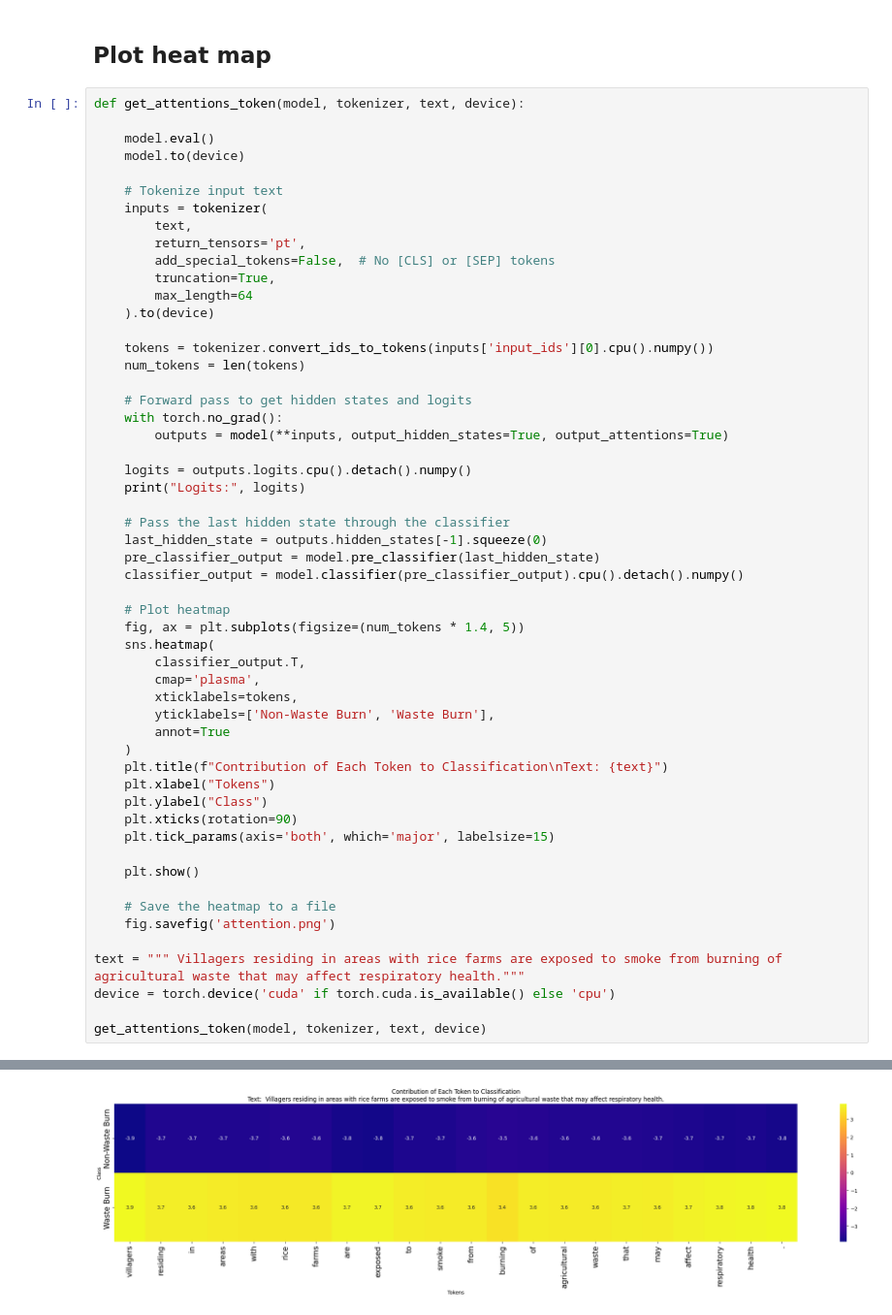
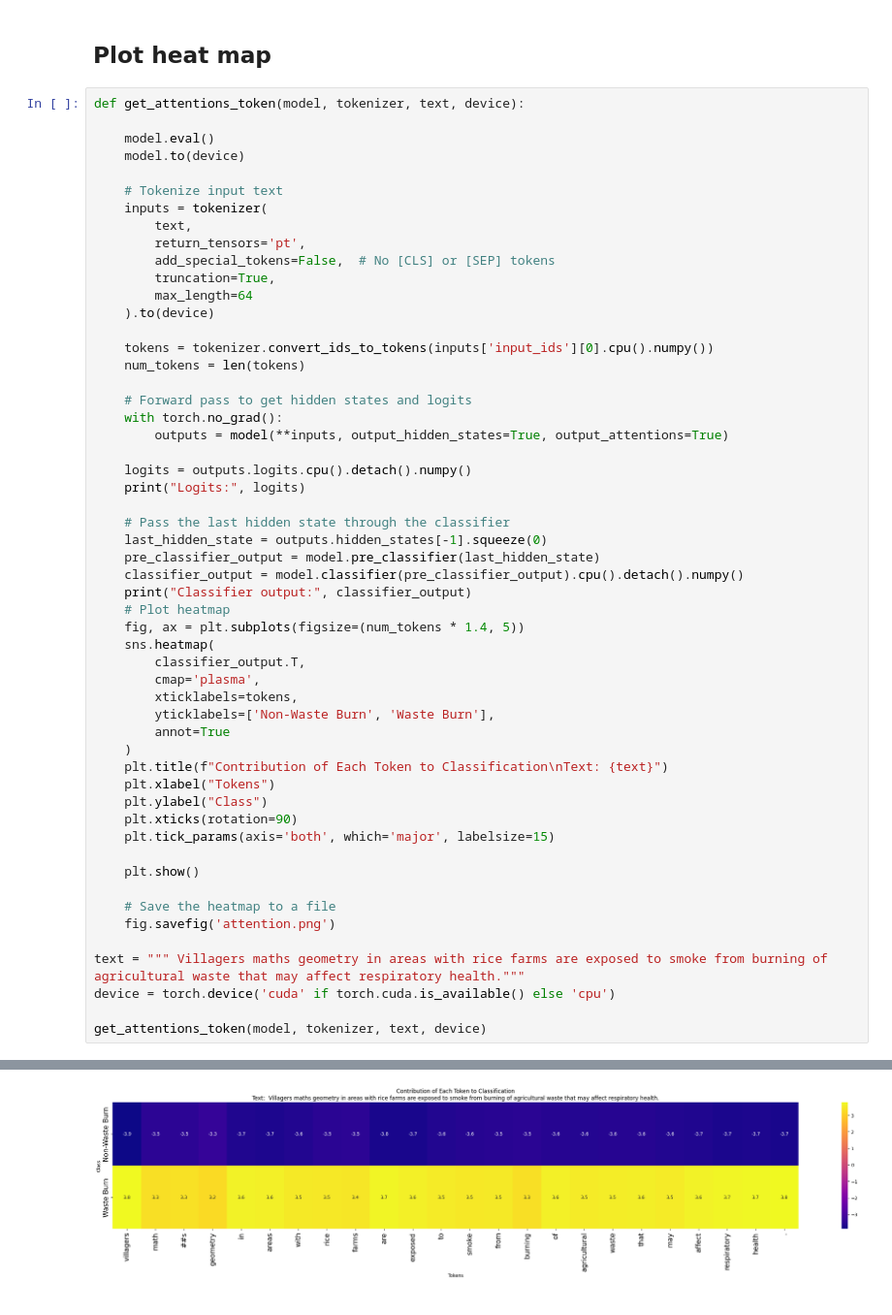
Before and after one commit to Gavin2417/NLP-project, a Jupyter notebook: NLP/plot_heat_map.ipynb, the cells around one changed output, grey strips where cells are left out. Shown at 97% size. Saved outputs shown, nothing was run; the diff lists cells and outputs as text.

Commit message:
update heatmap code

```diff
--- a/NLP/plot_heat_map.ipynb
+++ b/NLP/plot_heat_map.ipynb
@@ -292,7 +292,7 @@ def get_attentions_token(model, tokenizer, text, device):
     last_hidden_state = outputs.hidden_states[-1].squeeze(0)
     pre_classifier_output = model.pre_classifier(last_hidden_state)
     classifier_output = model.classifier(pre_classifier_output).cpu().detach().numpy()
-
+    print("Classifier output:", classifier_output)
     # Plot heatmap
     fig, ax = plt.subplots(figsize=(num_tokens * 1.4, 5))
     sns.heatmap(
@@ -313,7 +313,7 @@ def get_attentions_token(model, tokenizer, text, device):
     # Save the heatmap to a file
     fig.savefig('attention.png')
 
-text = """ Villagers residing in areas with rice farms are exposed to smoke from burning of agricultural waste that may affect respiratory health."""
+text = """ Villagers maths geometry in areas with rice farms are exposed to smoke from burning of agricultural waste that may affect respiratory health."""
 device = torch.device('cuda' if torch.cuda.is_available() else 'cpu')
 
 get_attentions_token(model, tokenizer, text, device)
@@ -322 +338 @@ Logits: [[-2.7885745  2.9086816]]
-[figure, old version]
+[figure, new version]
```
Also changed, not shown: parts of 5 cells of this notebook.
